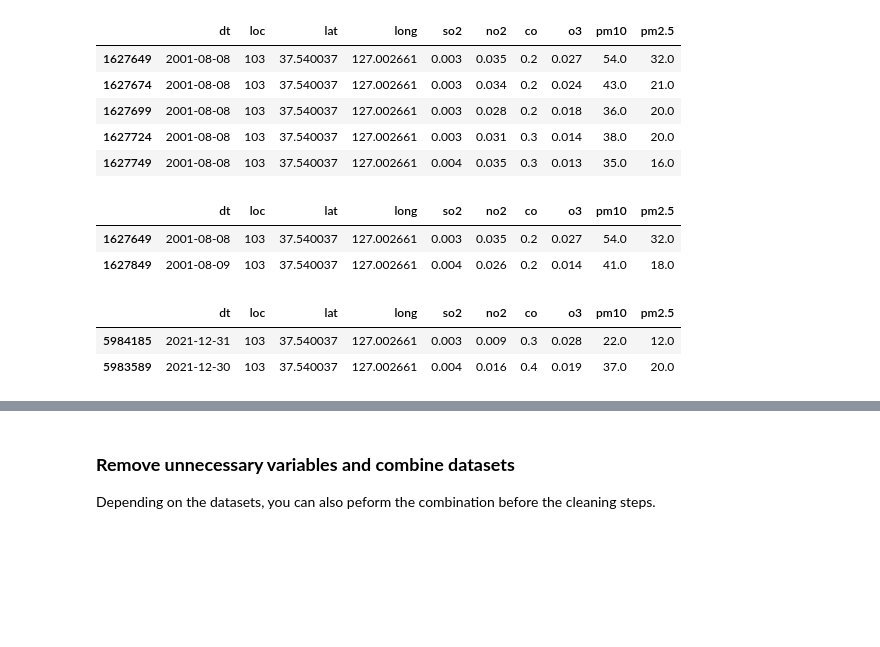
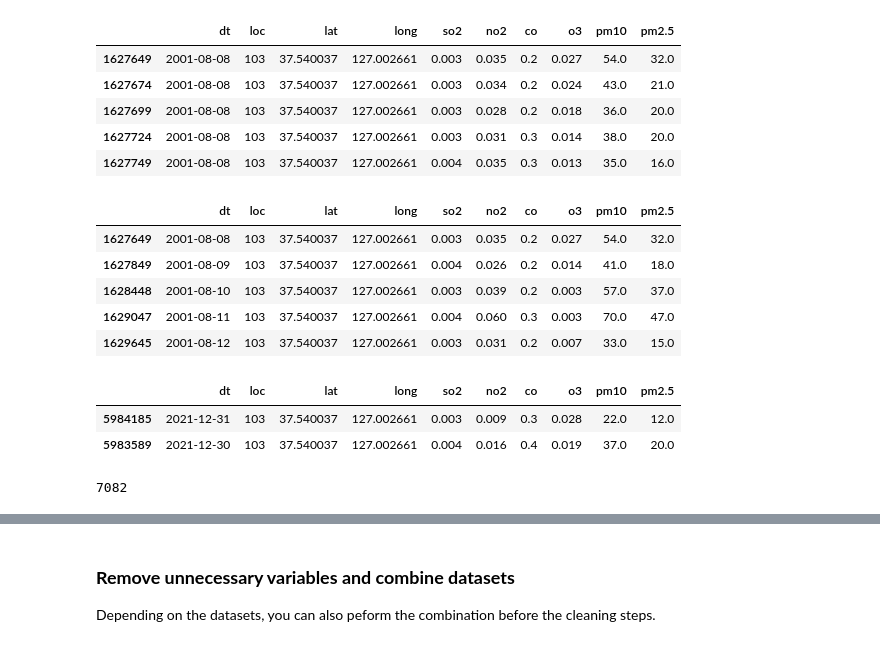
Before and after one commit to kamranalisays/DataAnalyst, a Jupyter notebook: data_wrangling_project_starter.ipynb, the cells around one changed output, grey strips where cells are left out. Drawn from its saved outputs; the diff is of its cells as text; code cells hidden in the pictures; blank space fills up the shorter version.

```diff
--- a/data_wrangling_project_starter.ipynb
+++ b/data_wrangling_project_starter.ipynb
@@ -641,14 +641,22 @@ dfpc.head(5)
 # removing duplicates
 dfpc.drop_duplicates(subset=['dt', 'loc', 'lat', 'long'], keep='first', inplace=True)
 # %%
-dfpc.sort_values(by='dt' , ascending=True ).head(2)
+dfpc.sort_values(by='dt' , ascending=True ).head(5)
 # %% [output]
 |  | dt | loc | lat | long | so2 | no2 | co | o3 | pm10 | pm2.5 |
 | 1627649 | 2001-08-08 | 103 | 37.540037 | 127.002661 | 0.003 | 0.035 | 0.2 | 0.027 | 54.0 | 32.0 |
 | 1627849 | 2001-08-09 | 103 | 37.540037 | 127.002661 | 0.004 | 0.026 | 0.2 | 0.014 | 41.0 | 18.0 |
+| 1628448 | 2001-08-10 | 103 | 37.540037 | 127.002661 | 0.003 | 0.039 | 0.2 | 0.003 | 57.0 | 37.0 |
+| 1629047 | 2001-08-11 | 103 | 37.540037 | 127.002661 | 0.004 | 0.060 | 0.3 | 0.003 | 70.0 | 47.0 |
+| 1629645 | 2001-08-12 | 103 | 37.540037 | 127.002661 | 0.003 | 0.031 | 0.2 | 0.007 | 33.0 | 15.0 |
 # %%
 dfpc.sort_values(by='dt' , ascending=False ).head(2)
 # %% [output]
 |  | dt | loc | lat | long | so2 | no2 | co | o3 | pm10 | pm2.5 |
 | 5984185 | 2021-12-31 | 103 | 37.540037 | 127.002661 | 0.003 | 0.009 | 0.3 | 0.028 | 22.0 | 12.0 |
 | 5983589 | 2021-12-30 | 103 | 37.540037 | 127.002661 | 0.004 | 0.016 | 0.4 | 0.019 | 37.0 | 20.0 |
+# %%
+row_count = len(dfpc)
+row_count
+# %% [output]
+7082
```
Also changed, not shown: parts of 16 cells of this notebook.
